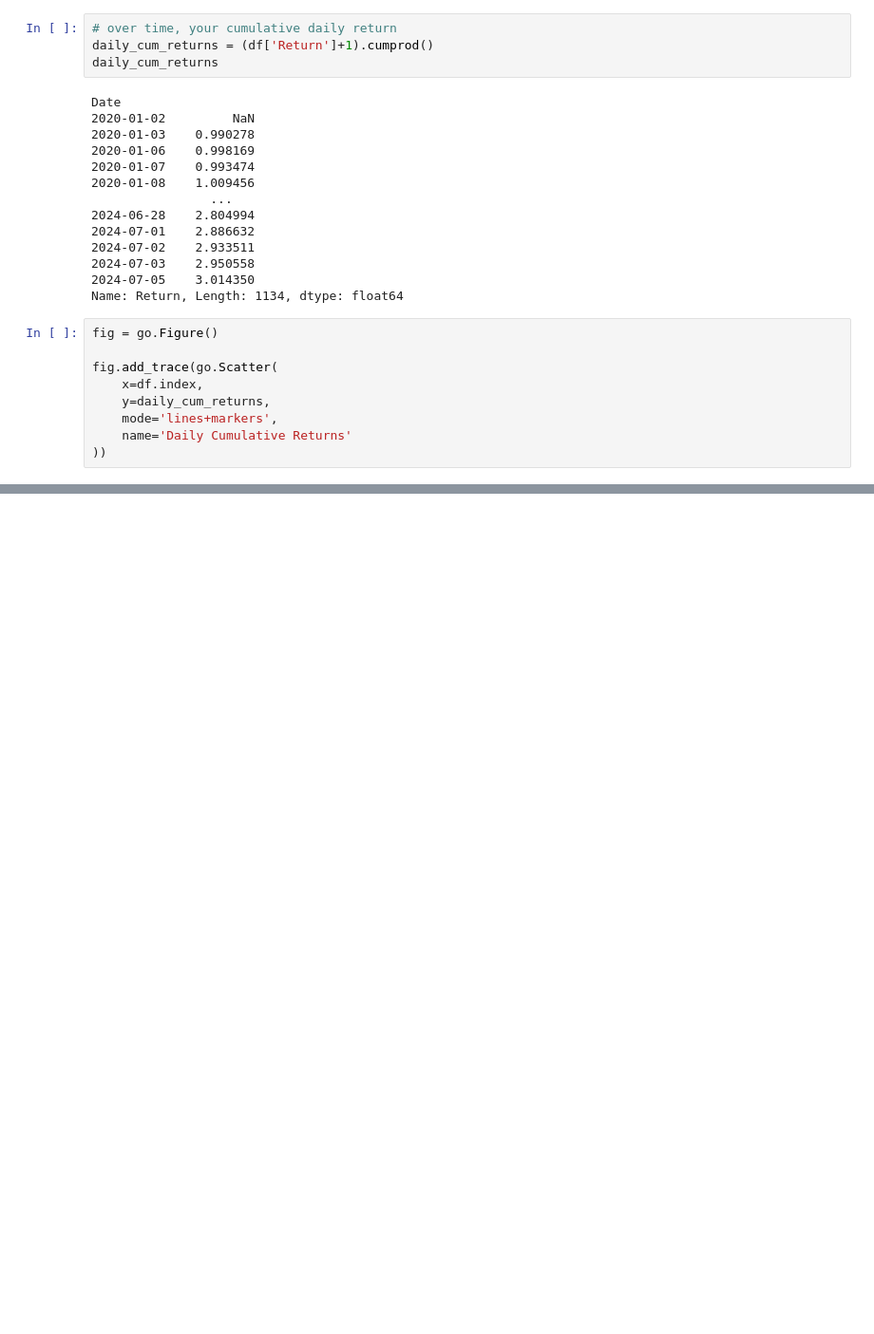
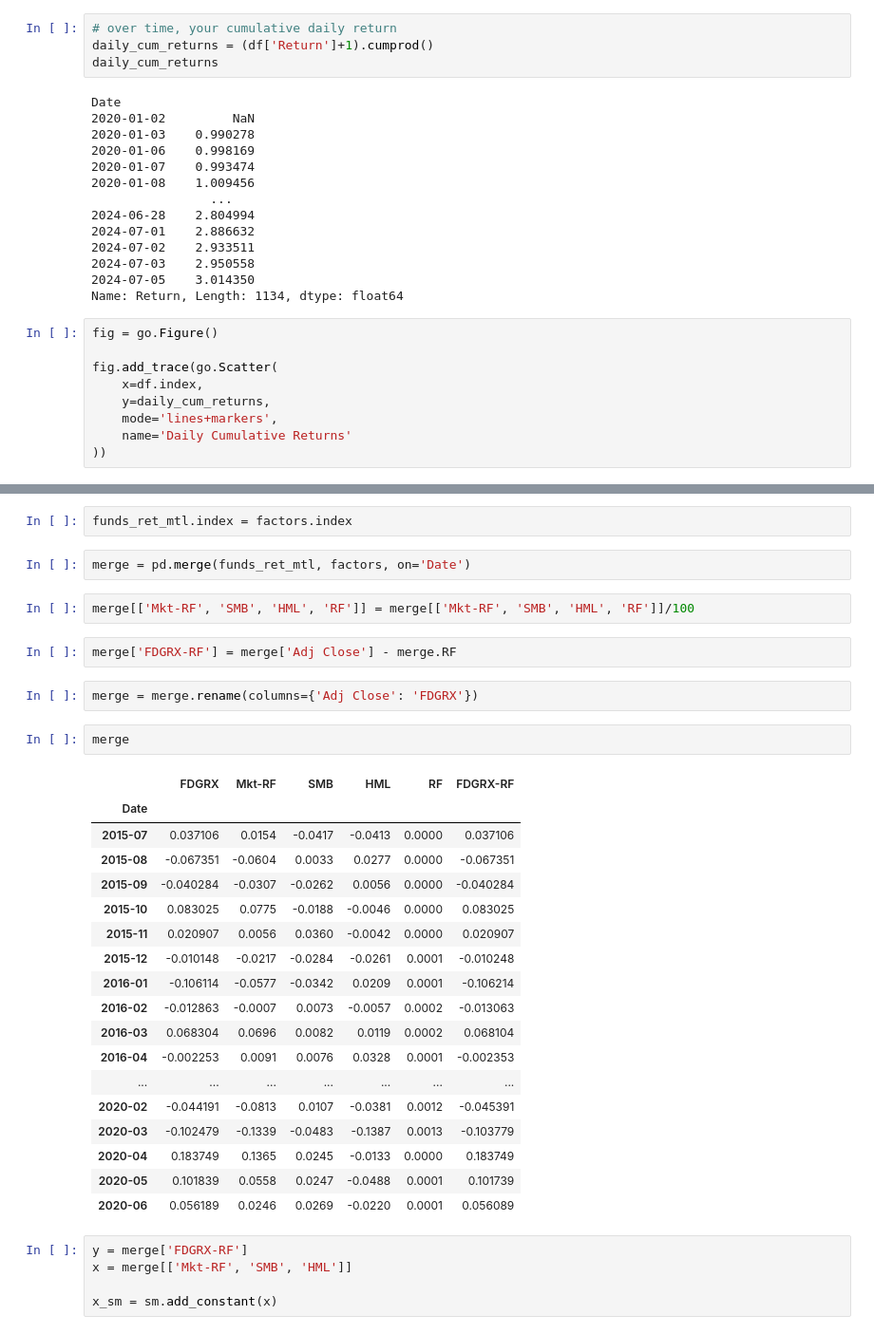
Before and after one commit to bogdanSgithub/MarketPath, a Jupyter notebook: helper_functions/dataframe_manipulation.ipynb, the cells around one changed output, grey strips where cells are left out. Shown at 95% size. Saved outputs shown, nothing was run; the diff lists cells and outputs as text; blank space fills up the shorter version.

```diff
--- a/helper_functions/dataframe_manipulation.ipynb
+++ b/helper_functions/dataframe_manipulation.ipynb
@@ -56,0 +147,36 @@ fig.add_trace(go.Scatter(
+# %%
+funds_ret_mtl.index = factors.index
+# %%
+merge = pd.merge(funds_ret_mtl, factors, on='Date')
+# %%
+merge[['Mkt-RF', 'SMB', 'HML', 'RF']] = merge[['Mkt-RF', 'SMB', 'HML', 'RF']]/100
+# %%
+merge['FDGRX-RF'] = merge['Adj Close'] - merge.RF
+# %%
+merge = merge.rename(columns={'Adj Close': 'FDGRX'})
+# %%
+merge
+# %% [output]
+|  | FDGRX | Mkt-RF | SMB | HML | RF | FDGRX-RF |
+| Date |  |  |  |  |  |  |
+| 2015-07 | 0.037106 | 0.0154 | -0.0417 | -0.0413 | 0.0000 | 0.037106 |
+| 2015-08 | -0.067351 | -0.0604 | 0.0033 | 0.0277 | 0.0000 | -0.067351 |
+| 2015-09 | -0.040284 | -0.0307 | -0.0262 | 0.0056 | 0.0000 | -0.040284 |
+| 2015-10 | 0.083025 | 0.0775 | -0.0188 | -0.0046 | 0.0000 | 0.083025 |
+| 2015-11 | 0.020907 | 0.0056 | 0.0360 | -0.0042 | 0.0000 | 0.020907 |
+| 2015-12 | -0.010148 | -0.0217 | -0.0284 | -0.0261 | 0.0001 | -0.010248 |
+| 2016-01 | -0.106114 | -0.0577 | -0.0342 | 0.0209 | 0.0001 | -0.106214 |
+| 2016-02 | -0.012863 | -0.0007 | 0.0073 | -0.0057 | 0.0002 | -0.013063 |
+| 2016-03 | 0.068304 | 0.0696 | 0.0082 | 0.0119 | 0.0002 | 0.068104 |
+| 2016-04 | -0.002253 | 0.0091 | 0.0076 | 0.0328 | 0.0001 | -0.002353 |
+| ... | ... | ... | ... | ... | ... | ... |
+| 2020-02 | -0.044191 | -0.0813 | 0.0107 | -0.0381 | 0.0012 | -0.045391 |
+| 2020-03 | -0.102479 | -0.1339 | -0.0483 | -0.1387 | 0.0013 | -0.103779 |
+| 2020-04 | 0.183749 | 0.1365 | 0.0245 | -0.0133 | 0.0000 | 0.183749 |
+| 2020-05 | 0.101839 | 0.0558 | 0.0247 | -0.0488 | 0.0001 | 0.101739 |
+| 2020-06 | 0.056189 | 0.0246 | 0.0269 | -0.0220 | 0.0001 | 0.056089 |
+# %%
+y = merge['FDGRX-RF']
+x = merge[['Mkt-RF', 'SMB', 'HML']]
+
+x_sm = sm.add_constant(x)
```
Also changed, not shown: parts of 22 cells of this notebook.
